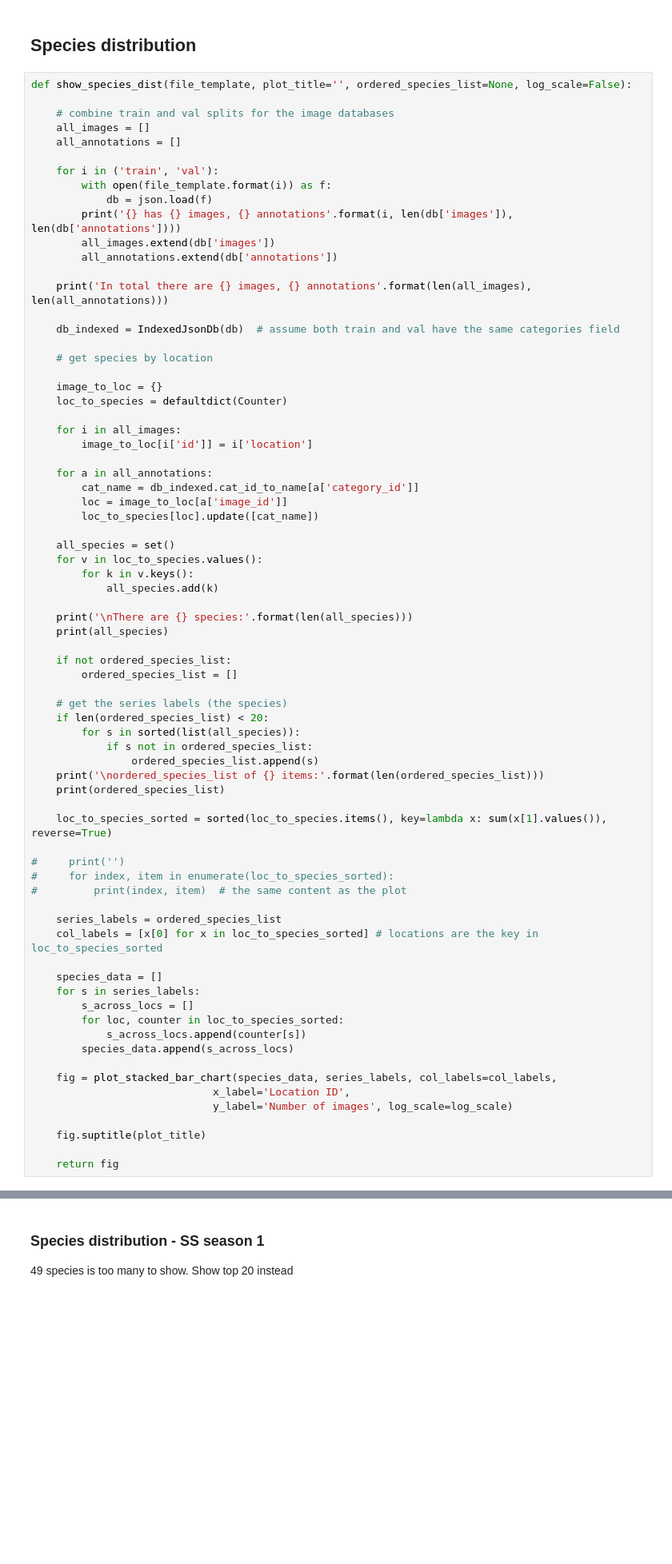
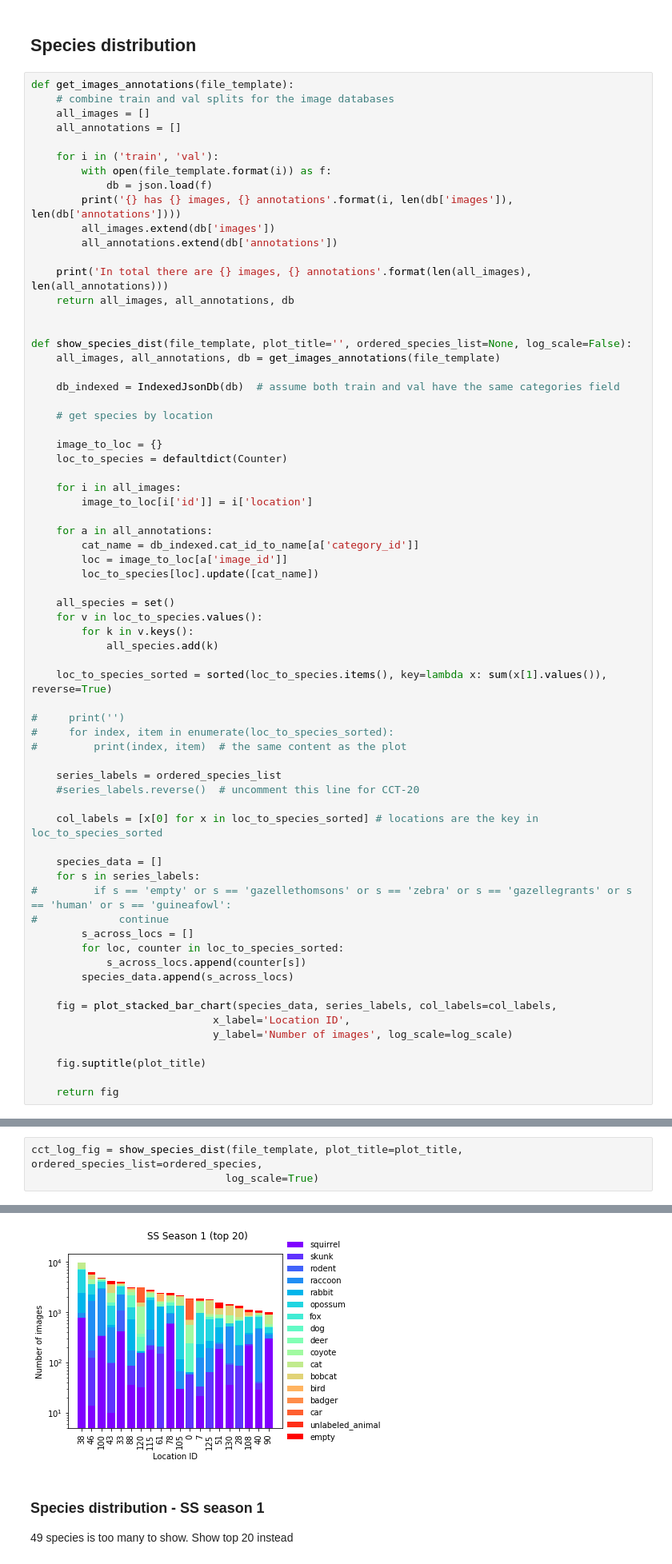
Before and after one commit to microsoft/CameraTraps, a Jupyter notebook: benchmark/dataset_stats_species_dist.ipynb, the cells around one changed output, grey strips where cells are left out. Shown: that part at 80% size. Drawn from its saved outputs; the diff is of its cells as text; blank space fills up the shorter version.

```diff
--- a/benchmark/dataset_stats_species_dist.ipynb
+++ b/benchmark/dataset_stats_species_dist.ipynb
@@ -23,8 +23,7 @@ from visualization.visualization_utils import plot_stacked_bar_chart
 # %% [markdown]
 ## Species distribution
 # %%
-def show_species_dist(file_template, plot_title='', ordered_species_list=None, log_scale=False):
-
+def get_images_annotations(file_template):
     # combine train and val splits for the image databases
     all_images = []
     all_annotations = []
@@ -37,6 +36,11 @@ def show_species_dist(file_template, plot_title='', ordered_species_list=None, l
         all_annotations.extend(db['annotations'])
 
     print('In total there are {} images, {} annotations'.format(len(all_images), len(all_annotations)))
+    return all_images, all_annotations, db
+
+
+def show_species_dist(file_template, plot_title='', ordered_species_list=None, log_scale=False):
+    all_images, all_annotations, db = get_images_annotations(file_template)
 
     db_indexed = IndexedJsonDb(db)  # assume both train and val have the same categories field
 
@@ -58,20 +62,6 @@ def show_species_dist(file_template, plot_title='', ordered_species_list=None, l
         for k in v.keys():
             all_species.add(k)
 
-    print('\nThere are {} species:'.format(len(all_species)))
-    print(all_species)
-
-    if not ordered_species_list:
-        ordered_species_list = []
-
-    # get the series labels (the species)
-    if len(ordered_species_list) < 20:
-        for s in sorted(list(all_species)):
-            if s not in ordered_species_list:
-                ordered_species_list.append(s)
-    print('\nordered_species_list of {} items:'.format(len(ordered_species_list)))
-    print(ordered_species_list)
-
     loc_to_species_sorted = sorted(loc_to_species.items(), key=lambda x: sum(x[1].values()), reverse=True)
 
 #     print('')
@@ -79,10 +69,14 @@ def show_species_dist(file_template, plot_title='', ordered_species_list=None, l
 #         print(index, item)  # the same content as the plot
 
     series_labels = ordered_species_list
+    #series_labels.reverse()  # uncomment this line for CCT-20
+
     col_labels = [x[0] for x in loc_to_species_sorted] # locations are the key in loc_to_species_sorted
 
     species_data = []
     for s in series_labels:
+#         if s == 'empty' or s == 'gazellethomsons' or s == 'zebra' or s == 'gazellegrants' or s == 'human' or s == 'guineafowl':
+#             continue
         s_across_locs = []
         for loc, counter in loc_to_species_sorted:
             s_across_locs.append(counter[s])
@@ -116,0 +139,4 @@ ordered_species_list of 17 items:
+# %%
+cct_log_fig = show_species_dist(file_template, plot_title=plot_title, ordered_species_list=ordered_species,
+                               log_scale=True)
+# %% [output]
@@ -117,3 +152,4 @@ ordered_species_list of 17 items:
+[figure, added]
 # %% [markdown]
 ### Species distribution - SS season 1
 
```
Also changed, not shown: parts of 23 cells of this notebook, 2 other files.
